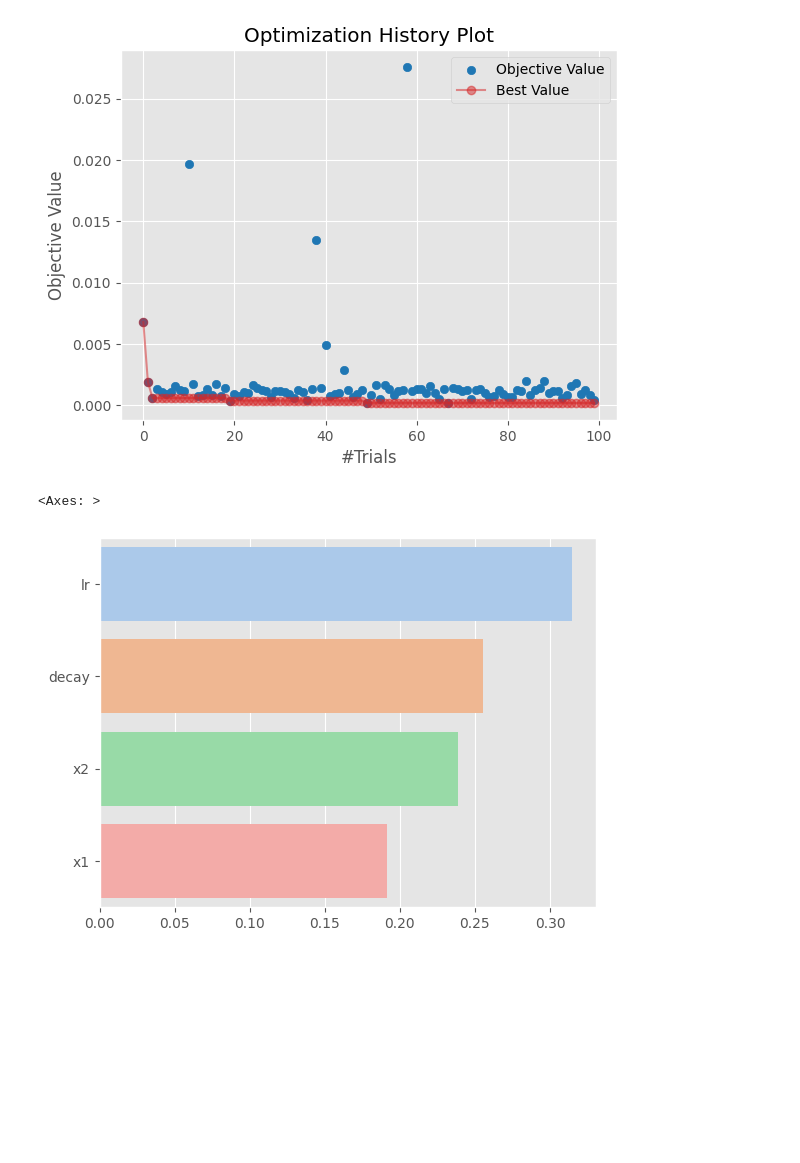
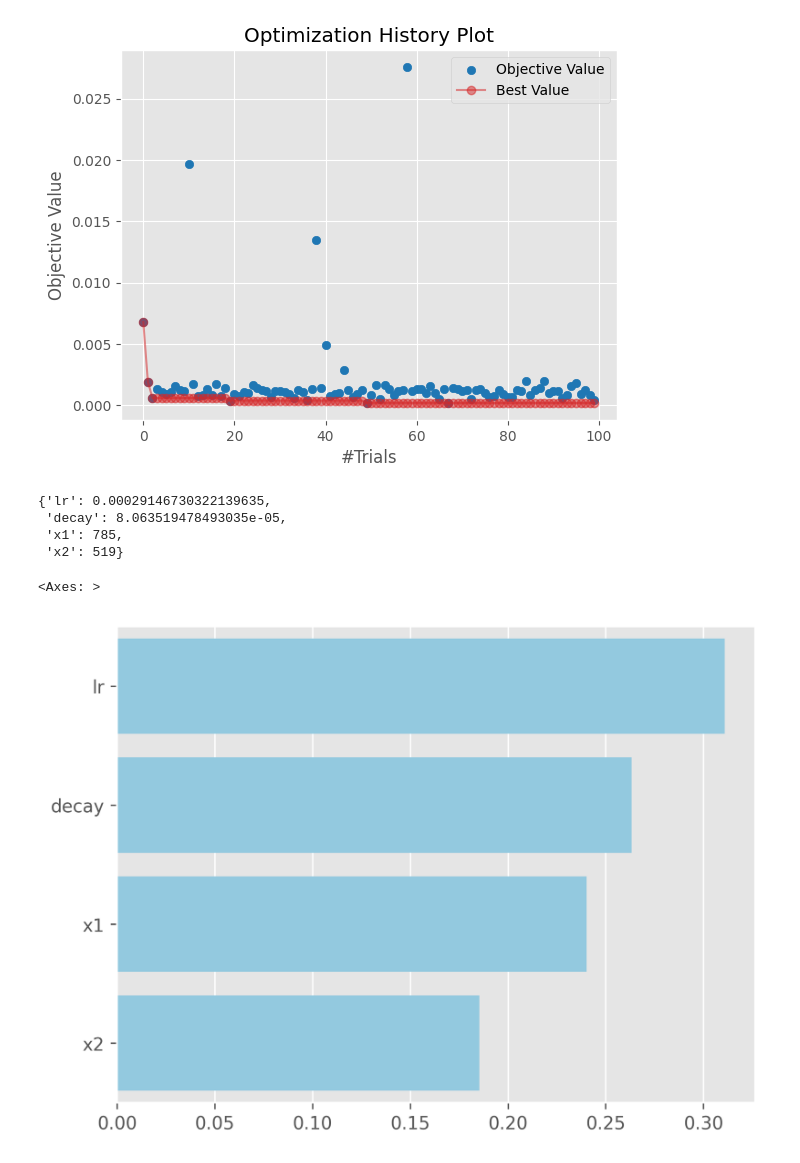
Before and after one commit to doctawho42/GRAIL, a Jupyter notebook: notebooks/generator_tuning.ipynb, the cells around one changed output. Saved outputs shown, nothing was run; the diff lists cells and outputs as text; code cells hidden in the pictures; blank space fills up the shorter version.

```diff
--- a/notebooks/generator_tuning.ipynb
+++ b/notebooks/generator_tuning.ipynb
@@ -62,7 +65,15 @@ import seaborn as sns
+# %%
+tune.study.best_params
+# %% [output]
+{'lr': 0.00029146730322139635,
+ 'decay': 8.063519478493035e-05,
+ 'x1': 785,
+ 'x2': 519}
 # %%
+plt.figure(dpi=300)
 sns.barplot(
-    importance, palette='pastel', orient='h'
+    importance, orient='h', color='skyblue', label='importance'
 )
 # %% [output]
 <Axes: >
-[figure, old version]
+[figure, new version]
```
Also changed, not shown: parts of 11 cells of this notebook, 1 other file.
